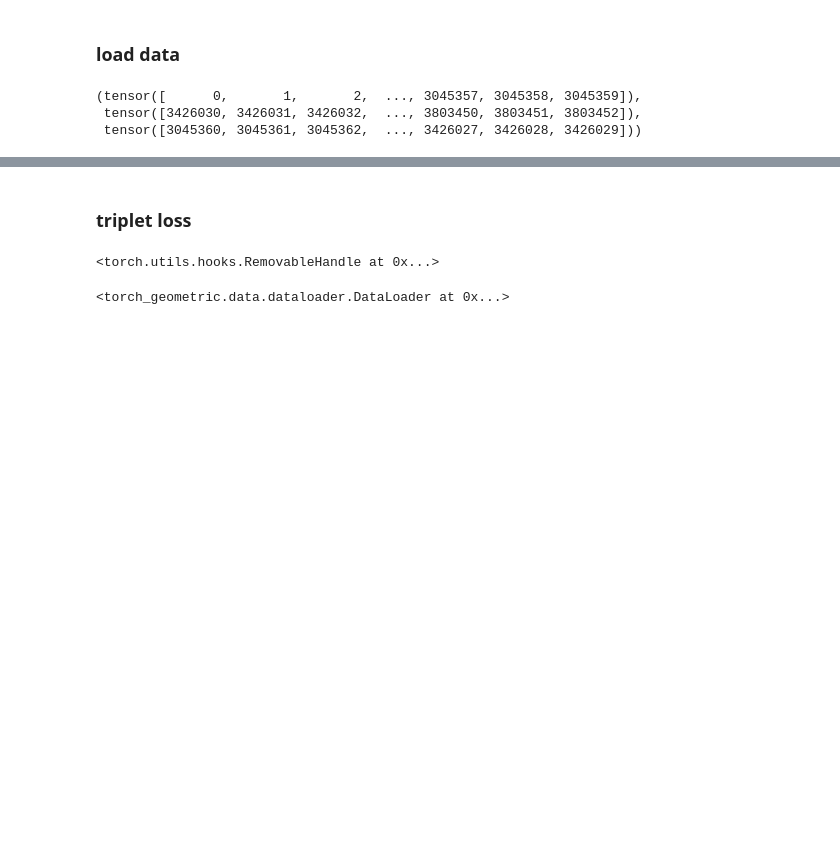
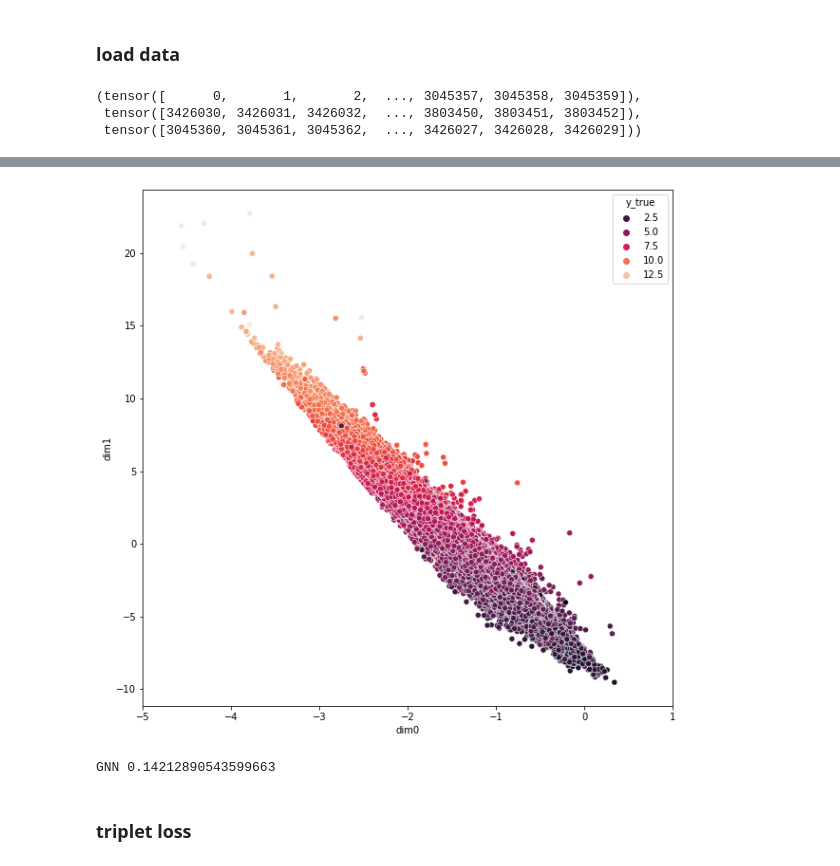
Before and after one commit to edwardelson/ogb, a Jupyter notebook: examples/lsc/pcqm4m/triplet-loss.ipynb, the cells around one changed output, grey strips where cells are left out. Cells and saved outputs as stored; diff of their text form; code cells hidden in the pictures; blank space fills up the shorter version.

```diff
--- a/examples/lsc/pcqm4m/triplet-loss.ipynb
+++ b/examples/lsc/pcqm4m/triplet-loss.ipynb
@@ -97,3 +230,17 @@ split_idx["train"], split_idx["test"], split_idx["valid"]
+# %%
+plt.figure(figsize=(10, 10))
+sns.scatterplot(data=validDF, x="dim0", y="dim1", hue="y_true", palette="rocket")
+plt.xlim(-5, 1)
+plt.show()
+# %% [output]
+[figure, added]
+# %%
+evaluator = PCQM4MEvaluator()
+
+input_dict = {"y_true": torch.tensor(validDF["y_true"]), "y_pred": torch.tensor(validDF["y_pred"])}
+print("GNN", evaluator.eval(input_dict)["mae"])
+# %% [output]
+GNN 0.14212890543599663
 # %% [markdown]
 ### triplet loss
 # %%
@@ -130,27 +282,3 @@ class TripletLossRegression(nn.Module):
         coeff = torch.div(torch.abs(negative_gt - anchor_gt) , (torch.abs(positive_gt - anchor_gt) + self.eps))
         loss = F.relu((pos_distance - coeff * negative_distance) + self.margin)
         return torch.mean(loss)
-# %%
-"""
-get embedding
-"""
-model_activation = {}
-def get_activation(name):
-    def hook(model, input, output):
-        model_activation[name] = output
-    return hook
-
-model.gnn_node.register_forward_hook(get_activation('gnn_node'))
-# %% [output]
-<torch.utils.hooks.RemovableHandle at 0x...>
-# %%
-"""
-load training dataset
-"""
-
-name = "valid"
-
-train_loader = DataLoader(dataset[split_idx[name]], batch_size=args.batch_size, shuffle=False, num_workers = args.num_workers)
-train_loader
-# %% [output]
-<torch_geometric.data.dataloader.DataLoader at 0x...>
```
Also changed, not shown: parts of 48 cells of this notebook, 8 other files.
